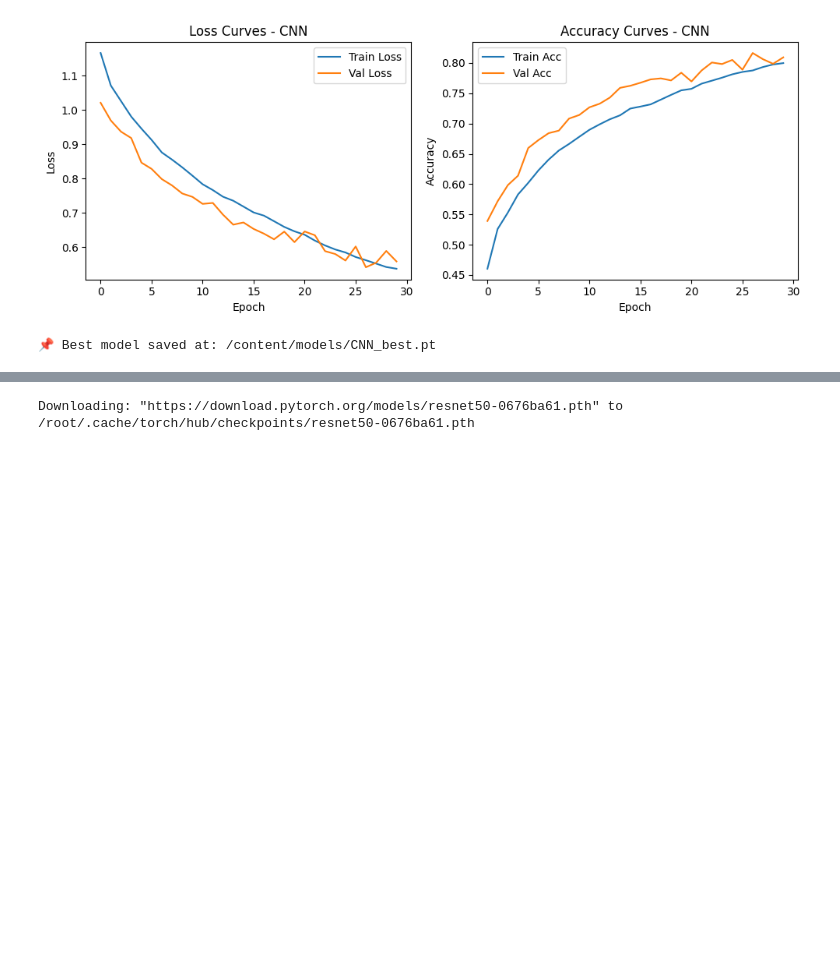
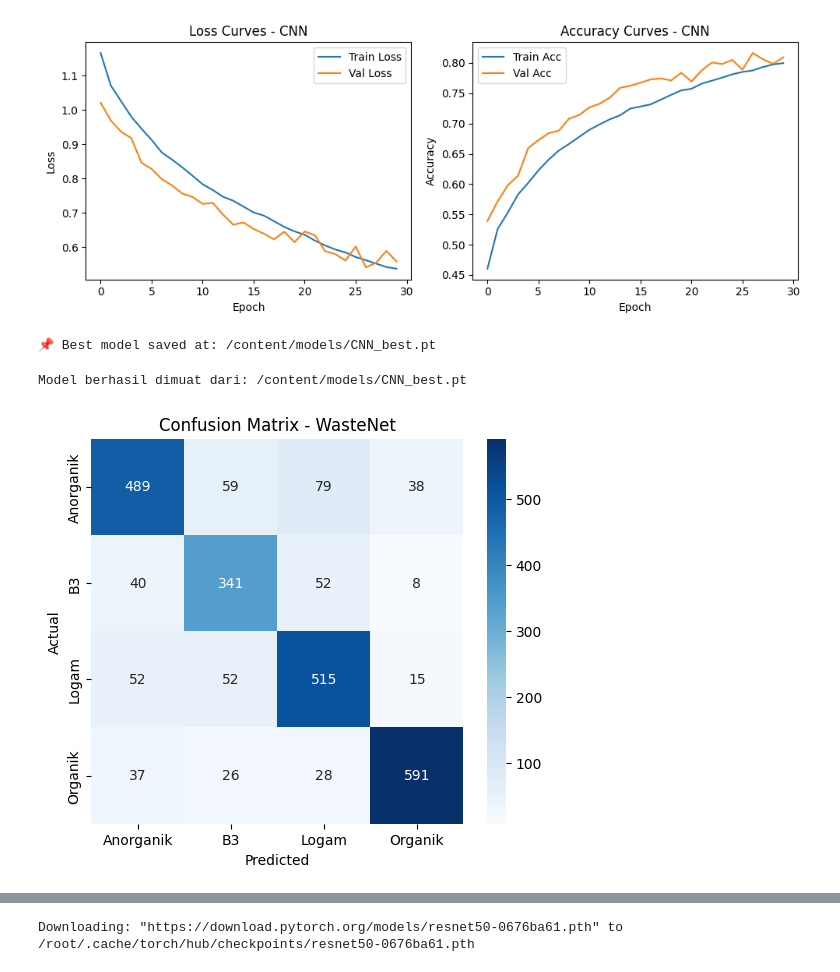
Before and after one commit to Prast667/Prit, a Jupyter notebook: Untitled1.ipynb, the cells around one changed output, grey strips where cells are left out. Cells and saved outputs as stored; diff of their text form; code cells hidden in the pictures; blank space fills up the shorter version.

```diff
--- a/Untitled1.ipynb
+++ b/Untitled1.ipynb
@@ -881,3 +881,48 @@ cnn_acc = train_model(
 [CNN] Epoch 30/30 | Train Loss: 0.5375 | Val Loss: 0.5587 | Train Acc: 0.7999 | Val Acc: 0.8093
 [figure]
 📌 Best model saved at: /content/models/CNN_best.pt
+# %%
+import torch
+
+best_model_path = "/content/models/CNN_best.pt"
+loaded_model = WasteNet(num_classes).to(device)
+loaded_model.load_state_dict(torch.load(best_model_path))
+loaded_model.eval()
+
+print("Model berhasil dimuat dari:", best_model_path)
+# %% [output]
+Model berhasil dimuat dari: /content/models/CNN_best.pt
+# %%
+from sklearn.metrics import confusion_matrix, classification_report
+import numpy as np
+import matplotlib.pyplot as plt
+import seaborn as sns
+
+all_preds = []
+all_labels = []
+
+with torch.no_grad():
+    for inputs, labels in test_loader:
+        inputs, labels = inputs.to(device), labels.to(device)
+        outputs = loaded_model(inputs)
+        _, preds = torch.max(outputs, 1)
+
+        all_preds.extend(preds.cpu().numpy())
+        all_labels.extend(labels.cpu().numpy())
+
+all_preds = np.array(all_preds)
+all_labels = np.array(all_labels)
+
+cm = confusion_matrix(all_labels, all_preds)
+# %%
+plt.figure(figsize=(6,5))
+sns.heatmap(cm, annot=True, fmt="d",
+            xticklabels=class_names,
+            yticklabels=class_names,
+            cmap="Blues")
+plt.xlabel("Predicted")
+plt.ylabel("Actual")
+plt.title("Confusion Matrix - WasteNet")
+plt.show()
+# %% [output]
+[figure, added]
```
Also changed, not shown: parts of 7 cells of this notebook.
